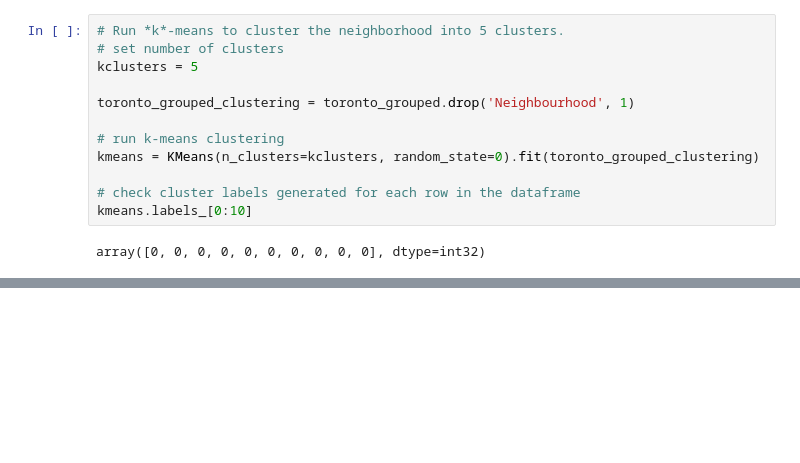
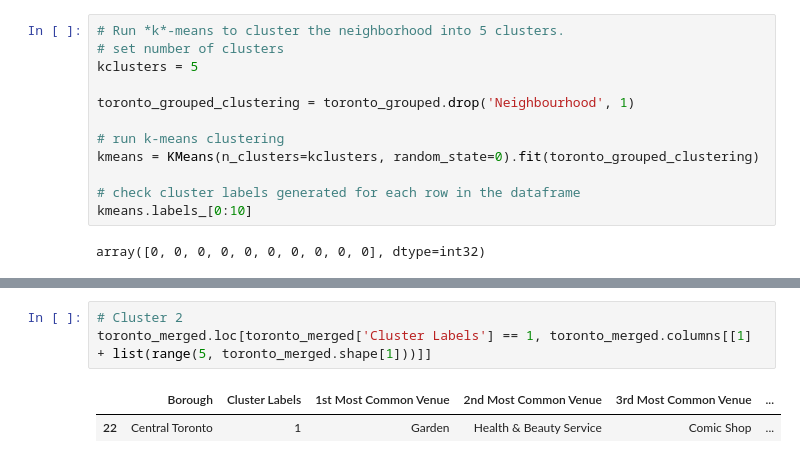
Before and after one commit to kyuahn/github-example, a Jupyter notebook: Toronto Clustering.ipynb, the cells around one changed output, grey strips where cells are left out. Saved outputs shown, nothing was run; the diff lists cells and outputs as text; blank space fills up the shorter version.

```diff
--- a/Toronto Clustering.ipynb
+++ b/Toronto Clustering.ipynb
@@ -461,0 +485,6 @@ map_clusters
+# %%
+# Cluster 2
+toronto_merged.loc[toronto_merged['Cluster Labels'] == 1, toronto_merged.columns[[1] + list(range(5, toronto_merged.shape[1]))]]
+# %% [output]
+|  | Borough | Cluster Labels | 1st Most Common Venue | 2nd Most Common Venue | 3rd Most Common Venue | ... |
+| 22 | Central Toronto | 1 | Garden | Health & Beauty Service | Comic Shop | ... |
```
Also changed, not shown: parts of 5 cells of this notebook.
